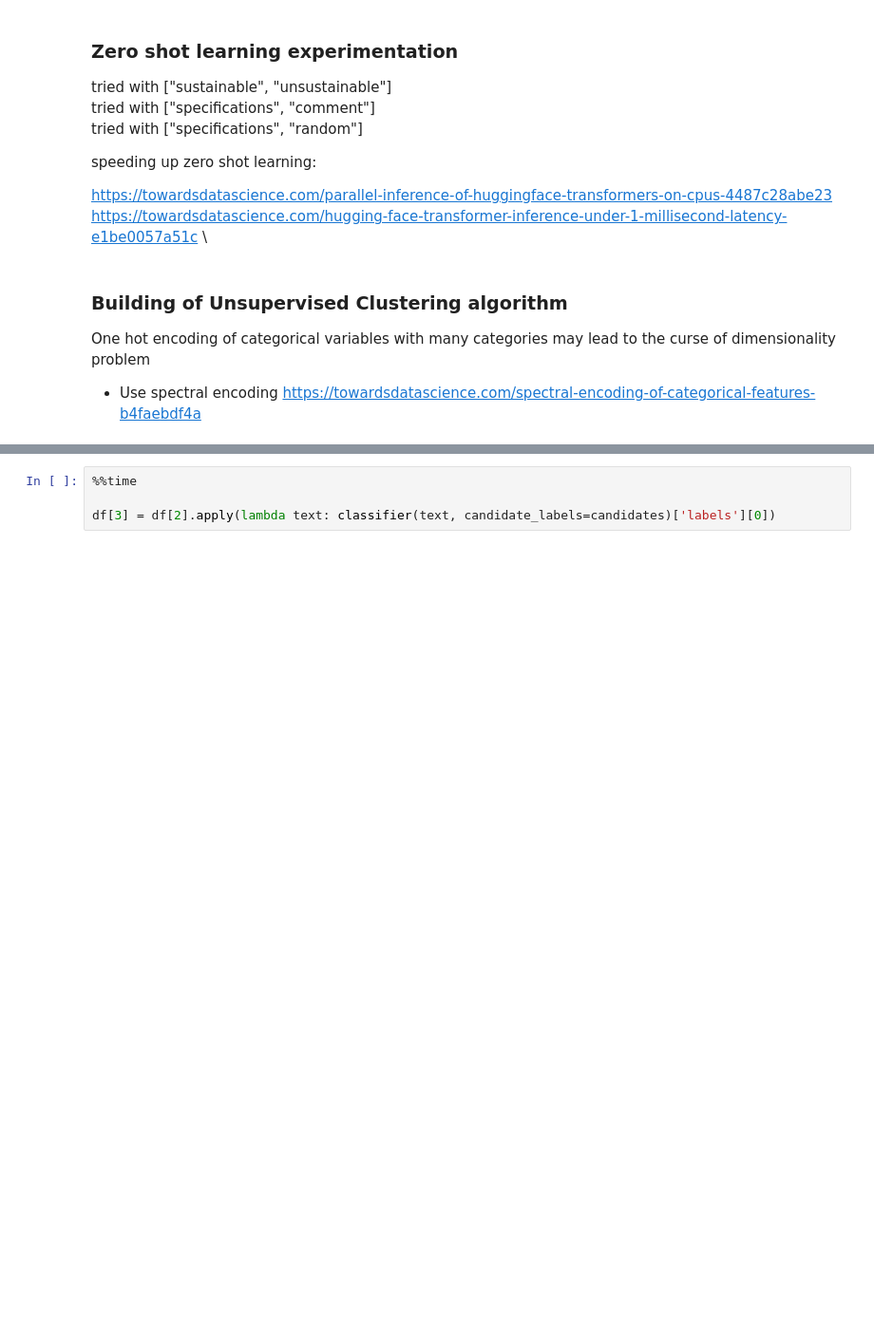
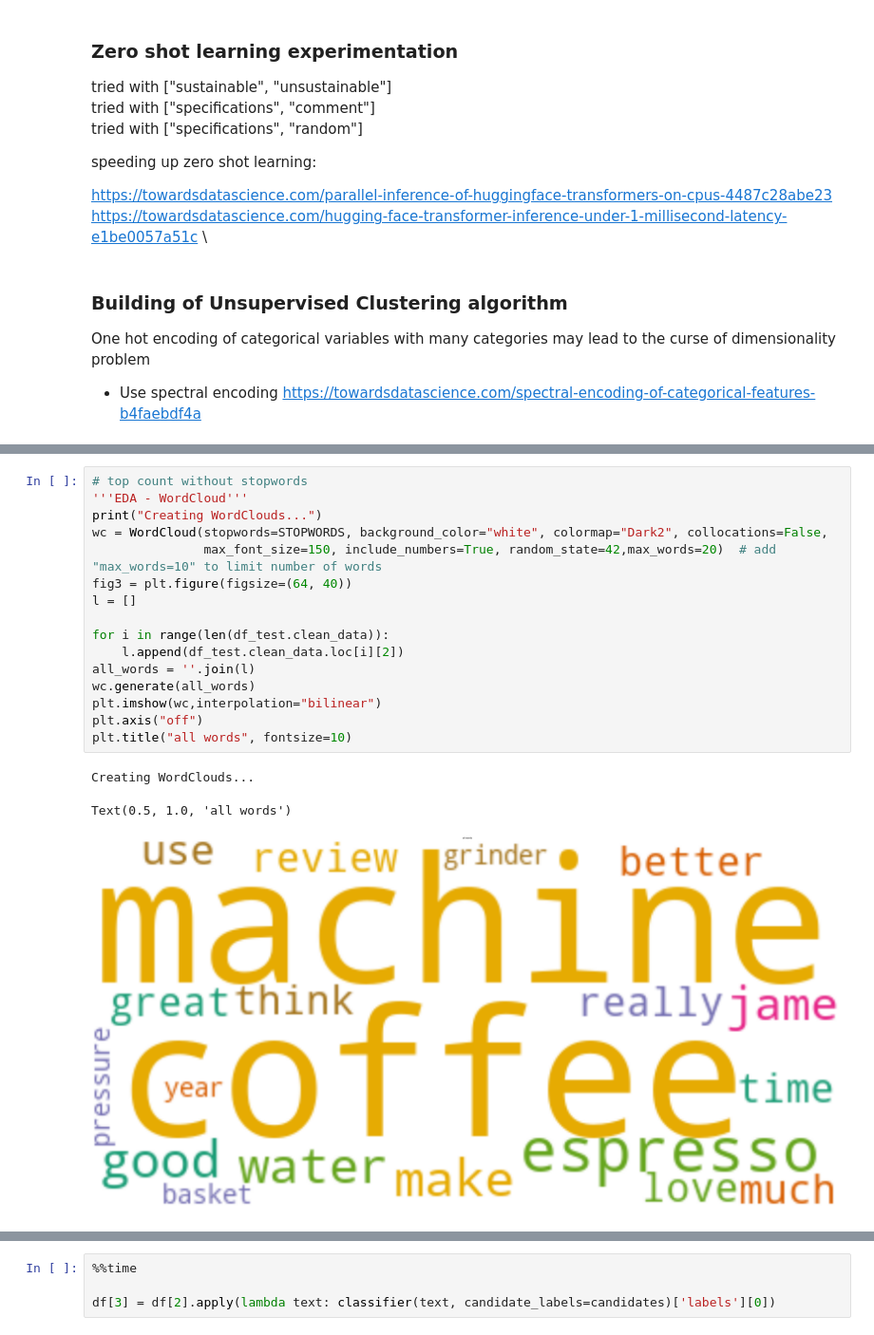
Before and after one commit to Jefflai0315/AI_spec_gen, a Jupyter notebook: ML Classifier .ipynb, the cells around one changed output, grey strips where cells are left out. Shown at 95% size. Cells and saved outputs as stored; diff of their text form; blank space fills up the shorter version.

```diff
--- a/ML Classifier .ipynb
+++ b/ML Classifier .ipynb
@@ -173,0 +326,20 @@ df
+# %%
+# top count without stopwords
+'''EDA - WordCloud'''
+print("Creating WordClouds...")
+wc = WordCloud(stopwords=STOPWORDS, background_color="white", colormap="Dark2", collocations=False,
+               max_font_size=150, include_numbers=True, random_state=42,max_words=20)  # add "max_words=10" to limit number of words
+fig3 = plt.figure(figsize=(64, 40))
+l = []
+
+for i in range(len(df_test.clean_data)):
+    l.append(df_test.clean_data.loc[i][2])
+all_words = ''.join(l)
+wc.generate(all_words)
+plt.imshow(wc,interpolation="bilinear")
+plt.axis("off")
+plt.title("all words", fontsize=10)
+# %% [output]
+Creating WordClouds...
+Text(0.5, 1.0, 'all words')
+[figure, added]
```
Also changed, not shown: parts of 17 cells of this notebook, 3 other files.
